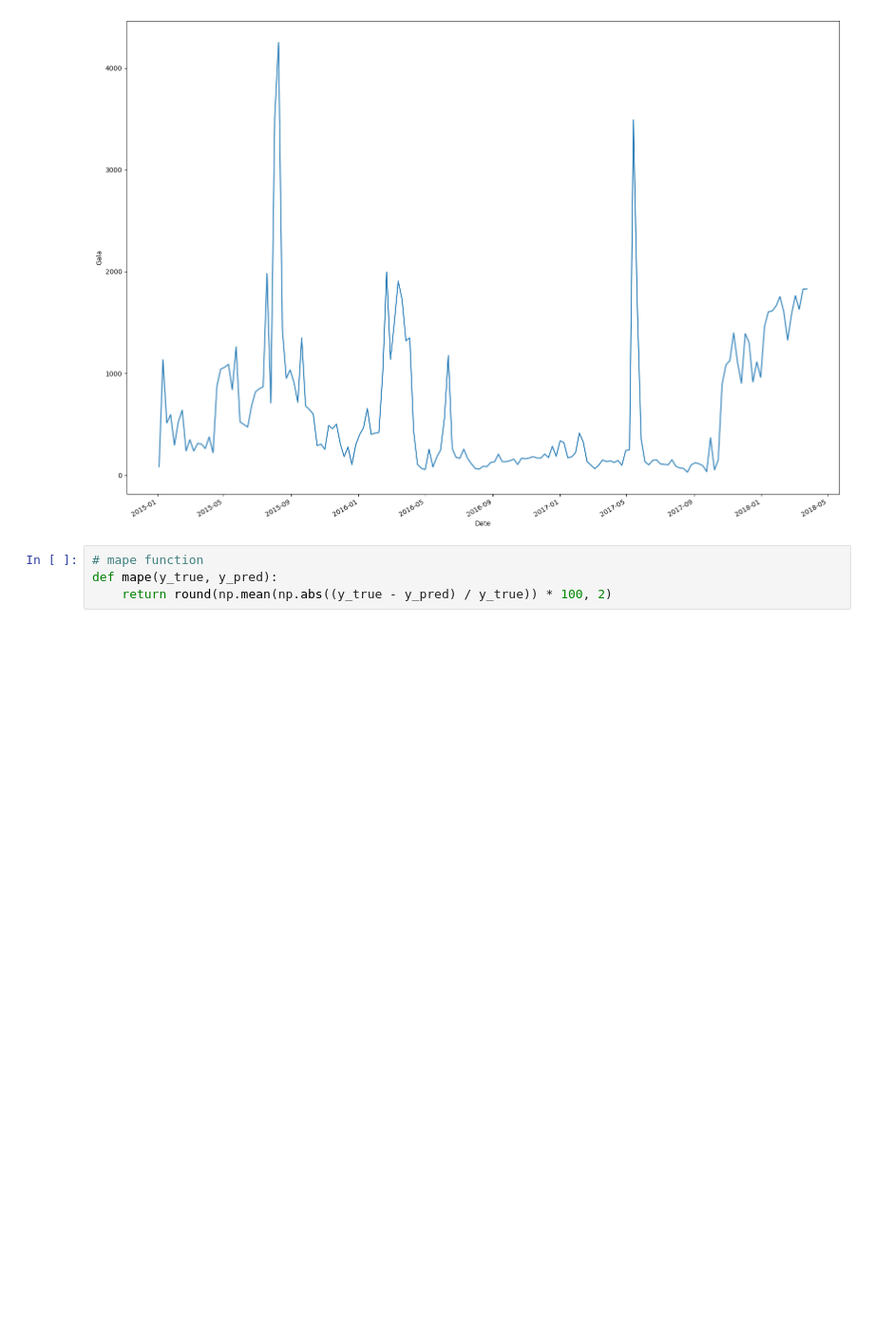
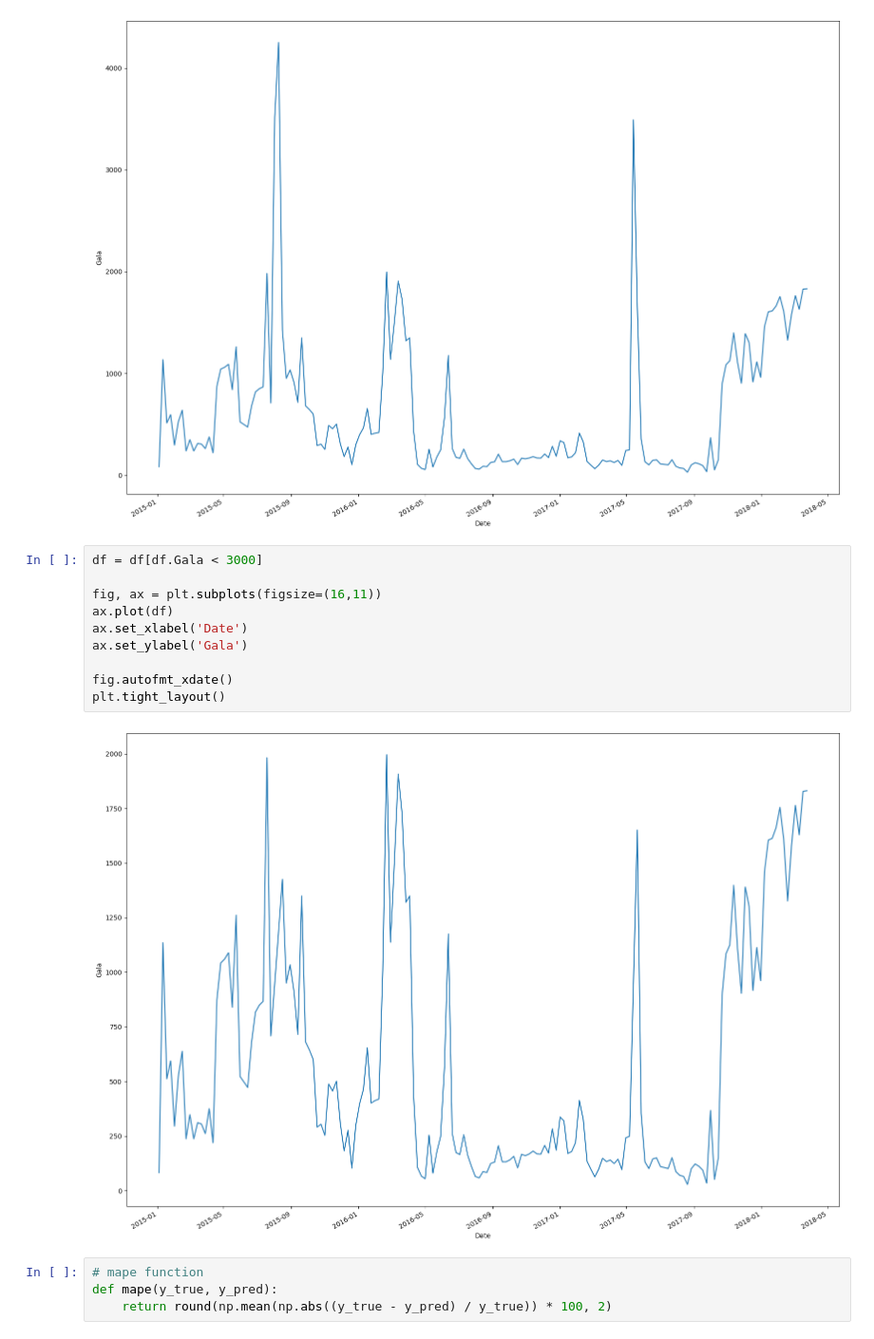
Before and after one commit to kankittikan/regression-mini-2, a Jupyter notebook: Gala-Previous.ipynb, the cells around one changed output. Shown at 95% size. Cells and saved outputs as stored; diff of their text form; blank space fills up the shorter version.

```diff
--- a/Gala-Previous.ipynb
+++ b/Gala-Previous.ipynb
@@ -18,6 +18,18 @@ fig.autofmt_xdate()
 plt.tight_layout()
 # %% [output]
 [figure]
+# %%
+df = df[df.Gala < 3000]
+
+fig, ax = plt.subplots(figsize=(16,11))
+ax.plot(df)
+ax.set_xlabel('Date')
+ax.set_ylabel('Gala')
+
+fig.autofmt_xdate()
+plt.tight_layout()
+# %% [output]
+[figure, added]
 # %%
 # mape function
 def mape(y_true, y_pred):
```
Also changed, not shown: parts of 7 cells of this notebook.
